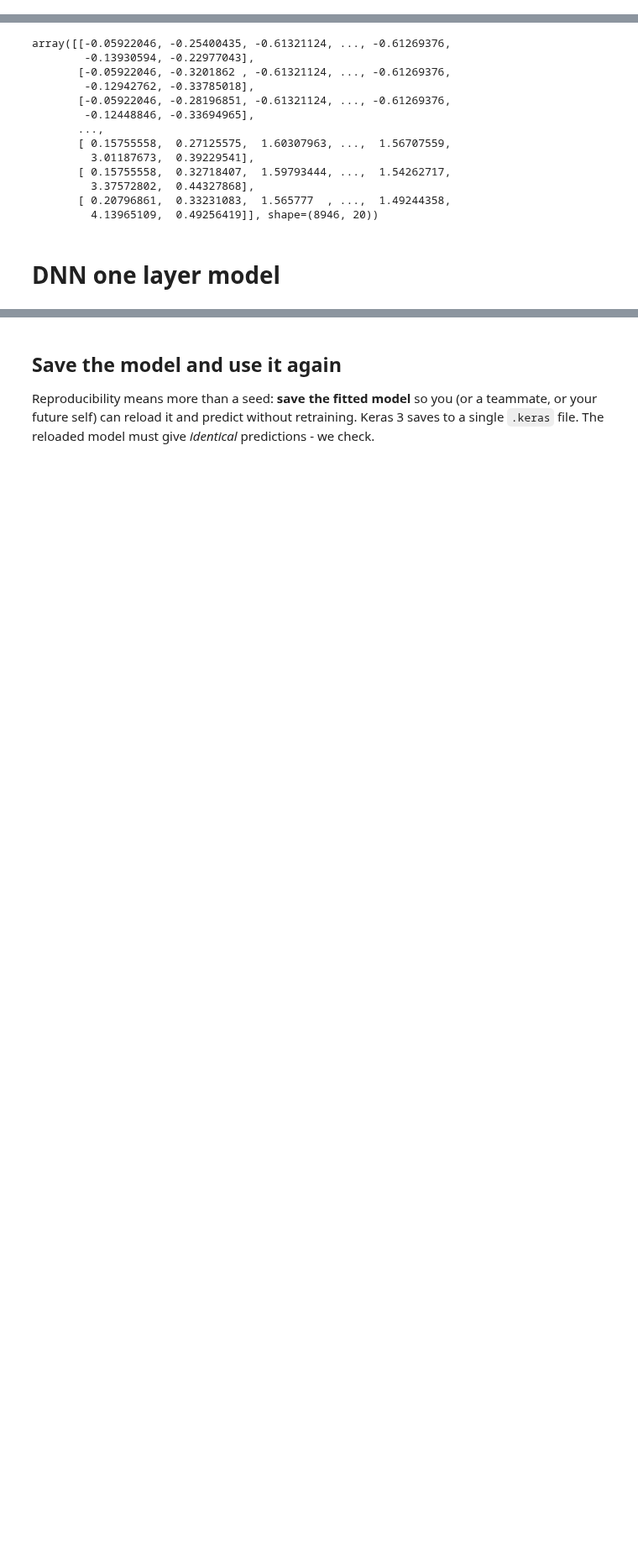
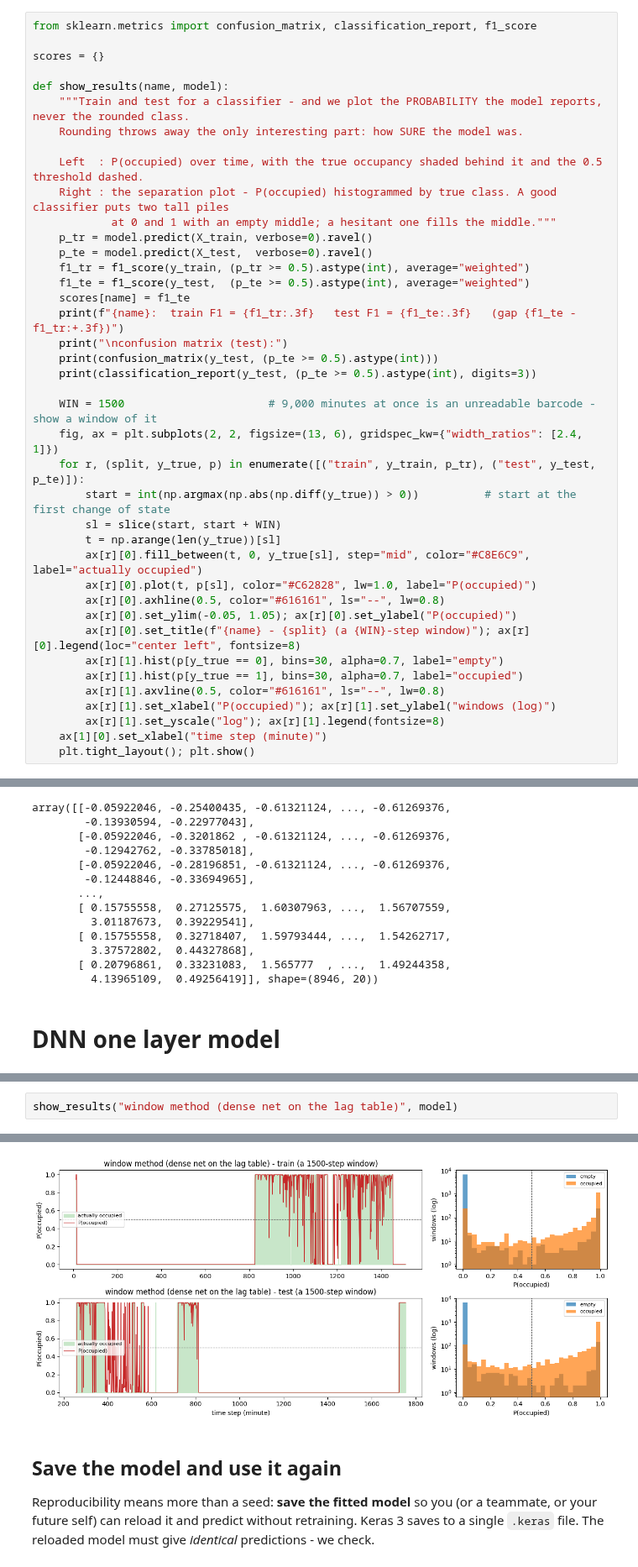
Before and after one commit to drdave-teaching/OPIM5509-notebooks, a Jupyter notebook: Module4/Multivariate_Occupancy_Lags.ipynb, the cells around one changed output, grey strips where cells are left out. Shown at 84% size. Cells and saved outputs as stored; diff of their text form; blank space fills up the shorter version.

```diff
--- a/Module4/Multivariate_Occupancy_Lags.ipynb
+++ b/Module4/Multivariate_Occupancy_Lags.ipynb
@@ -265,3 +274,43 @@ print(y.shape, y_train.shape, y_test.shape)
+# %%
+from sklearn.metrics import confusion_matrix, classification_report, f1_score
+
+scores = {}
+
+def show_results(name, model):
+    """Train and test for a classifier - and we plot the PROBABILITY the model reports, never the rounded class.
+    Rounding throws away the only interesting part: how SURE the model was.
+
+    Left  : P(occupied) over time, with the true occupancy shaded behind it and the 0.5 threshold dashed.
+    Right : the separation plot - P(occupied) histogrammed by true class. A good classifier puts two tall piles
+            at 0 and 1 with an empty middle; a hesitant one fills the middle."""
+    p_tr = model.predict(X_train, verbose=0).ravel()
+    p_te = model.predict(X_test,  verbose=0).ravel()
+    f1_tr = f1_score(y_train, (p_tr >= 0.5).astype(int), average="weighted")
+    f1_te = f1_score(y_test,  (p_te >= 0.5).astype(int), average="weighted")
+    scores[name] = f1_te
+    print(f"{name}:  train F1 = {f1_tr:.3f}   test F1 = {f1_te:.3f}   (gap {f1_te - f1_tr:+.3f})")
+    print("\nconfusion matrix (test):")
+    print(confusion_matrix(y_test, (p_te >= 0.5).astype(int)))
+    print(classification_report(y_test, (p_te >= 0.5).astype(int), digits=3))
+
+    WIN = 1500                      # 9,000 minutes at once is an unreadable barcode - show a window of it
+    fig, ax = plt.subplots(2, 2, figsize=(13, 6), gridspec_kw={"width_ratios": [2.4, 1]})
+    for r, (split, y_true, p) in enumerate([("train", y_train, p_tr), ("test", y_test, p_te)]):
+        start = int(np.argmax(np.abs(np.diff(y_true)) > 0))          # start at the first change of state
+        sl = slice(start, start + WIN)
+        t = np.arange(len(y_true))[sl]
+        ax[r][0].fill_between(t, 0, y_true[sl], step="mid", color="#C8E6C9", label="actually occupied")
+        ax[r][0].plot(t, p[sl], color="#C62828", lw=1.0, label="P(occupied)")
+        ax[r][0].axhline(0.5, color="#616161", ls="--", lw=0.8)
+        ax[r][0].set_ylim(-0.05, 1.05); ax[r][0].set_ylabel("P(occupied)")
+        ax[r][0].set_title(f"{name} - {split} (a {WIN}-step window)"); ax[r][0].legend(loc="center left", fontsize=8)
+        ax[r][1].hist(p[y_true == 0], bins=30, alpha=0.7, label="empty")
+        ax[r][1].hist(p[y_true == 1], bins=30, alpha=0.7, label="occupied")
+        ax[r][1].axvline(0.5, color="#616161", ls="--", lw=0.8)
+        ax[r][1].set_xlabel("P(occupied)"); ax[r][1].set_ylabel("windows (log)")
+        ax[r][1].set_yscale("log"); ax[r][1].legend(fontsize=8)
+    ax[1][0].set_xlabel("time step (minute)")
+    plt.tight_layout(); plt.show()
 # %%
 # if we wanted to, we could do some scaling/normalization here, would not hurt!
 # link: https://datascience.stackexchange.com/questions/12321/whats-the-difference-between-fit-and-fit-transform-in-scikit-learn-models
@@ -368,0 +408,3 @@ weighted avg       0.94      0.94      0.94      8946
+# %%
+show_results("window method (dense net on the lag table)", model)
+# %% [output]
@@ -369,3 +424,4 @@ weighted avg       0.94      0.94      0.94      8946
+[figure, added]
 # %% [markdown]
 ## Save the model and use it again
 
```
Also changed, not shown: parts of 4 cells of this notebook, 3 other files.
